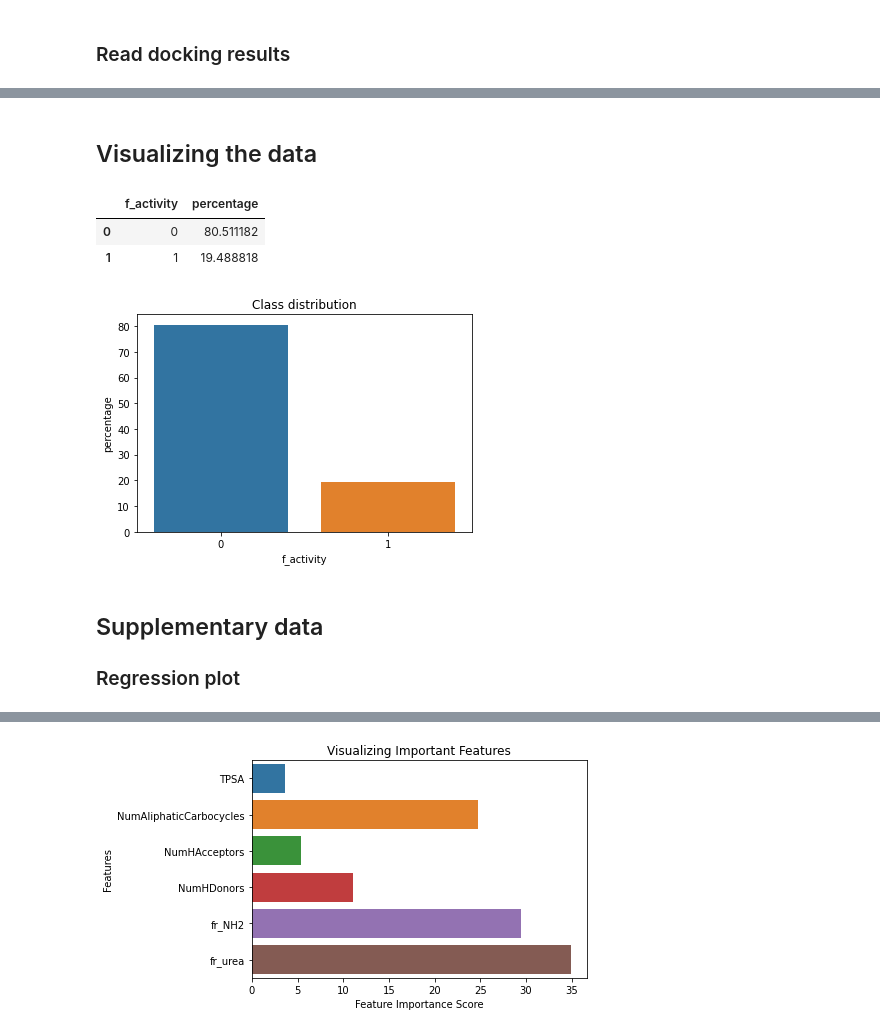
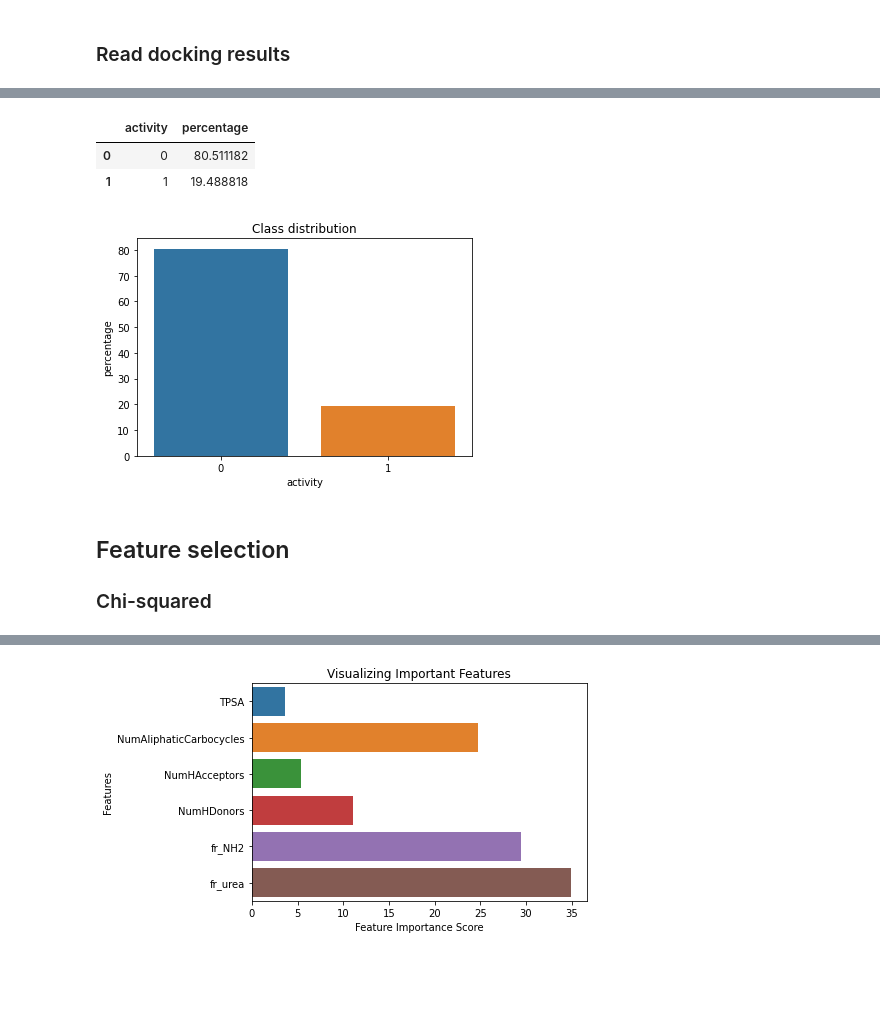
Before and after one commit to caiocrocha/SarsCov2Classifier, a Jupyter notebook: notebooks/ML.ipynb, the cells around one changed output, grey strips where cells are left out. Drawn from its saved outputs; the diff is of its cells as text; code cells hidden in the pictures; blank space fills up the shorter version.

```diff
--- a/notebooks/ML.ipynb
+++ b/notebooks/ML.ipynb
@@ -139,17 +137,17 @@ write_rdkit_descriptors(activity, files+'/descriptors.csv')
 # %%
 # Read descriptors
-descriptors = pd.read_csv(f'{files}/descriptors.csv.gz', compression='gzip')
+descriptors = pd.read_csv('descriptors.csv.gz', compression='gzip')
 descriptors_list = list(descriptors.columns[1:])
 # %% [markdown]
 <a id='read_docking'></a>
 ### Read docking results
 # %%
 # Read QuickVina02 results
-qvina         = pd.read_csv(f'{files}/docking/qvina.csv')
+qvina         = pd.read_csv('../docking/qvina.csv')
 qvina.columns = ['CID','pose','qvina']
 
 # Read QVina rescored with RF-Score
-rfscore_qvina         = pd.read_csv(f'{files}/docking/rfscore_qvina.csv')
+rfscore_qvina         = pd.read_csv('../docking/rfscore_qvina.csv')
 rfscore_qvina.columns = ['CID','pose','rfscore_qvina']
 
 # Top QVina poses
@@ -157,11 +155,11 @@ top_qvina  = pd.merge(qvina.query('pose == 1'), rfscore_qvina.query('pose == 1')
 top_qvina.drop('pose', axis=1, inplace=True)
 
 # Read PLANTS results
-plants         = pd.read_csv(f'{files}/docking/plants.csv')
+plants         = pd.read_csv('../docking/plants.csv')
 plants.columns = ['CID','pose','plants']
 
 # Read PLANTS rescored with RF-Score
-rfscore_plants         = pd.read_csv(f'{files}/docking/rfscore_plants.csv', header=None)
+rfscore_plants         = pd.read_csv('../docking/rfscore_plants.csv', header=None)
 rfscore_plants.columns = ['rfscore_plants','CID']
 rfscore_plants         = rfscore_plants[['CID','rfscore_plants']]
 rfscore_plants[['CID','pose']] = rfscore_plants['CID'].str.split('_', expand=True)
@@ -176,7 +174,6 @@ top = pd.merge(top_qvina, top_plants)
 # %%
 # Training and validation data
 tmp = pd.merge(descriptors, top)
-data = pd.merge(activity[['CID','f_activity']], tmp)
-del tmp
+data = pd.merge(activity[['CID','activity']], tmp)
 data.head()
 # %% [output]
@@ -223,30 +190,18 @@ Index(['MinAbsEStateIndex', 'qed', 'MolWt', 'HeavyAtomMolWt', 'ExactMolWt',
-# %%
-# Drop highly correlated features
-data.drop(['MolMR'], axis=1, inplace=True)
-data.to_csv(f'{files}/data.csv', index=False)
-
-# Drop NaN values
-docking_list = ['qvina','rfscore_qvina','plants','rfscore_plants']
-trainset = descriptors_list + docking_list
-data.dropna(subset=trainset, inplace=True)
-# %% [markdown]
-<a id='visualizing'></a>
-## Visualizing the data
 # %%
-distribution = data['f_activity'].value_counts(
-    normalize=True).mul(100).reset_index().rename({'f_activity':'percentage','index':'f_activity'}, axis=1)
+distribution = data['activity'].value_counts(
+    normalize=True).mul(100).reset_index().rename({'activity':'percentage','index':'activity'}, axis=1)
 
-sns.barplot(data=distribution, x='f_activity', y='percentage')
+sns.barplot(data=distribution, x='activity', y='percentage')
 plt.title('Class distribution')
 plt.savefig('figures/class-ditribution.png', dpi=128)
 distribution
 # %% [output]
-|  | f_activity | percentage |
+|  | activity | percentage |
 | 0 | 0 | 80.511182 |
 | 1 | 1 | 19.488818 |
-[figure, old version]
+[figure, new version]
 # %% [markdown]
-<a id='supplementary'></a>
-## Supplementary data
-<a id='regression'></a>
-### Regression plot
+<a id='feature'></a>
+## Feature selection
+<a id='chi2'></a>
+### Chi-squared
```
Also changed, not shown: parts of 33 cells of this notebook, 25 other files.
